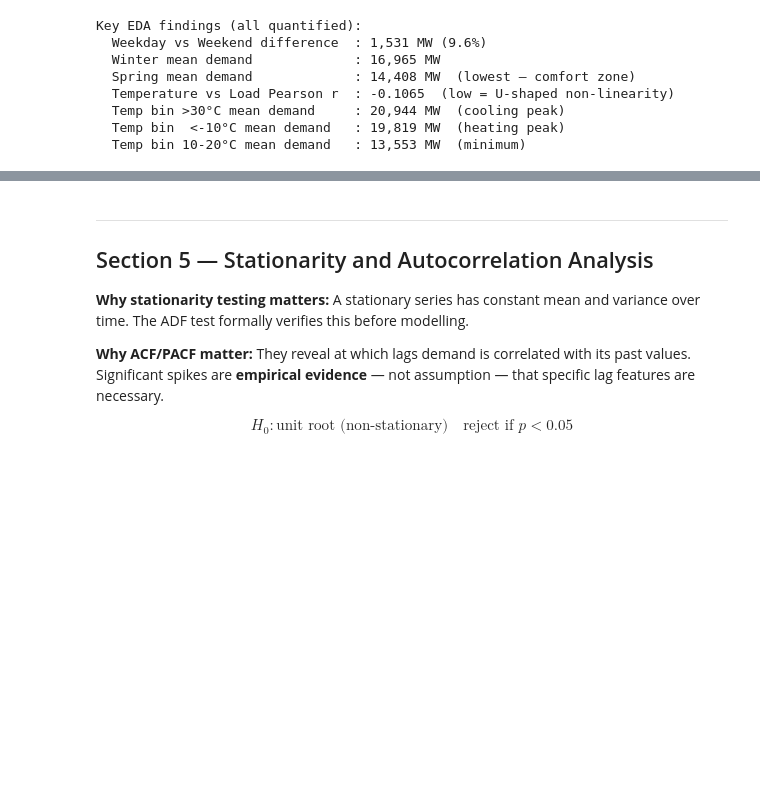
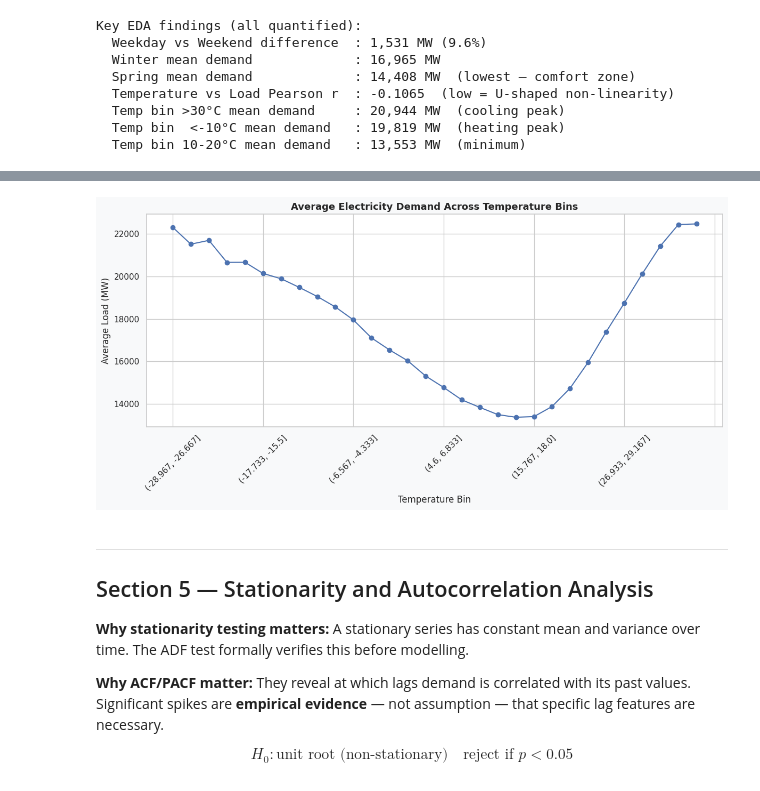
Before and after one commit to abdullah2709/EAAI_Project, a Jupyter notebook: Energy_Forecasting_EAAI_Project_(1).ipynb, the cells around one changed output, grey strips where cells are left out. Saved outputs shown, nothing was run; the diff lists cells and outputs as text; code cells hidden in the pictures; blank space fills up the shorter version.

```diff
--- a/Energy_Forecasting_EAAI_Project_(1).ipynb
+++ b/Energy_Forecasting_EAAI_Project_(1).ipynb
@@ -558,3 +574,18 @@ Key EDA findings (all quantified):
+# %%
+# Temperature vs Average Load ───────────────────────────────
+temp_bins = pd.cut(df["temp_C"], bins=30)
+temp_load = df.groupby(temp_bins)["load_MW"].mean()
+
+plt.figure(figsize=(12, 6))
+temp_load.plot(marker="o")
+plt.title("Average Electricity Demand Across Temperature Bins", fontweight="bold")
+plt.xlabel("Temperature Bin")
+plt.ylabel("Average Load (MW)")
+plt.xticks(rotation=45)
+plt.tight_layout()
+plt.show()
+# %% [output]
+[figure, added]
 # %% [markdown]
 ---
 ## Section 5 — Stationarity and Autocorrelation Analysis
```
Also changed, not shown: parts of 4 cells of this notebook.
